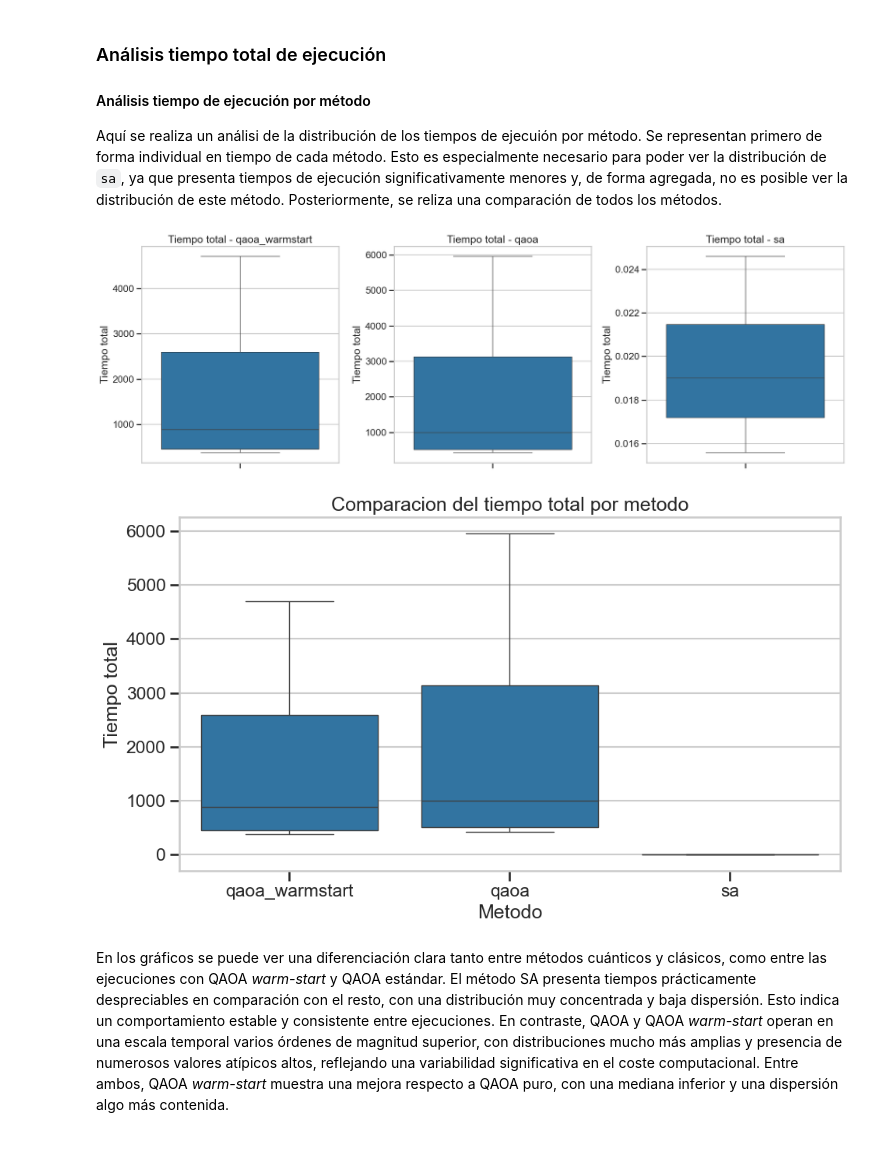
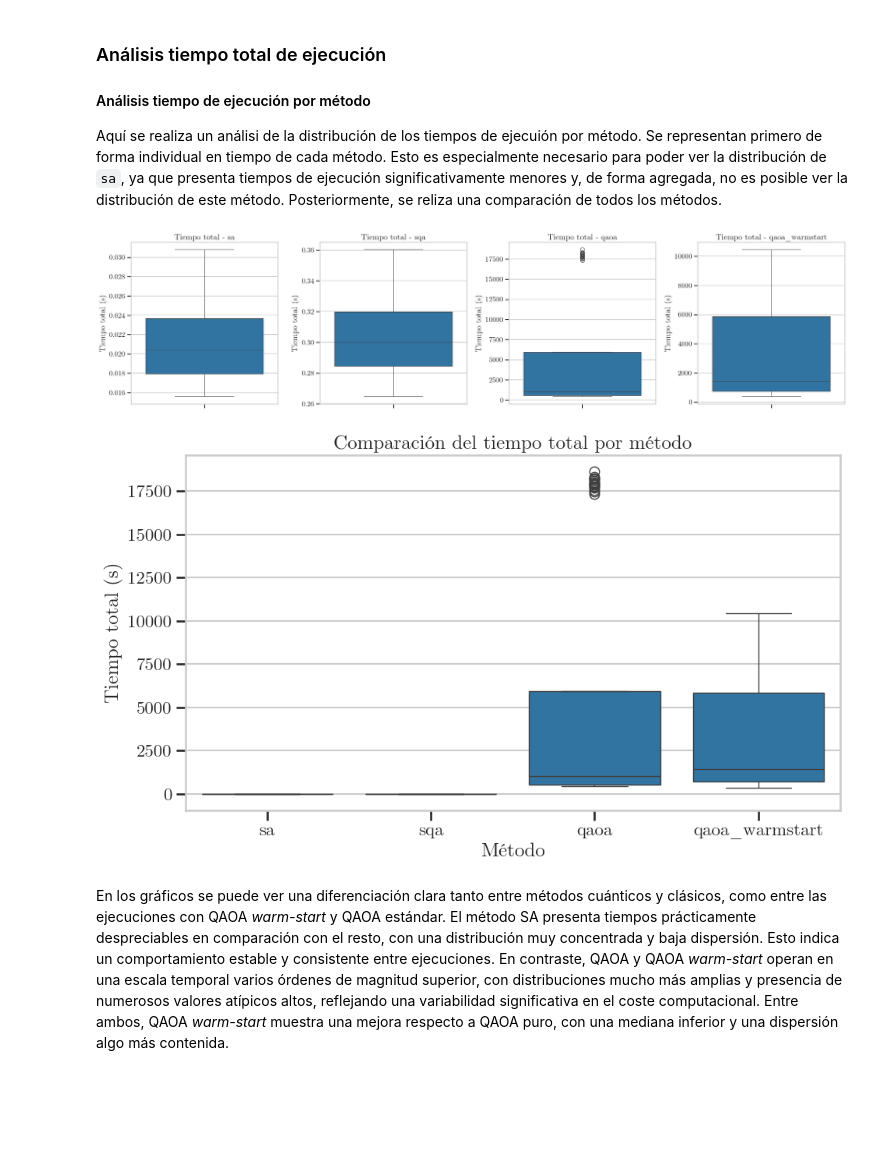
Before and after one commit to miguelortegamier/cuantica-anabulchand, a Jupyter notebook: kp/analisis_resultados_kp.ipynb, the cells around one changed output. Drawn from its saved outputs; the diff is of its cells as text; code cells hidden in the pictures; blank space fills up the shorter version.

```diff
--- a/kp/analisis_resultados_kp.ipynb
+++ b/kp/analisis_resultados_kp.ipynb
@@ -19,6 +20,8 @@ import numpy as np
 import pandas as pd
 import seaborn as sns
 import matplotlib.pyplot as plt
+from pathlib import Path
+import matplotlib.font_manager as fm
 
 from scipy import stats
 from matplotlib.ticker import MaxNLocator
@@ -27,8 +30,22 @@ plt.style.use('seaborn-v0_8-whitegrid')
 sns.set_context('talk')
 pd.set_option('display.max_columns', None)
 pd.set_option('display.float_format', lambda x: f'{x:,.4f}')
+
+font_dir = Path("/Users/anabulchand/Downloads/cmu-serif")
+
+for font_file in font_dir.glob("*.ttf"):
+    fm.fontManager.addfont(str(font_file))
+
+plt.rcParams.update({
+    "font.family": "serif",
+    "font.serif": ["CMU Serif"],
+    "mathtext.fontset": "cm",
+    "axes.unicode_minus": False
+})
+
+Path("figuras").mkdir(exist_ok=True)
 # %%
-df = pd.read_csv('resultados_kp.csv', na_values=['N/A'])
+df = pd.read_csv('resultados.csv', na_values=['N/A'])
 
 print('Dimensiones:', df.shape)
 display(df.head())
@@ -73,50 +163,53 @@ display(tabla_descriptivos) #Comparación estadística de cada método en las m
 
 Aquí se realiza un análisi de la distribución de los tiempos de ejecuión por método. Se representan primero de forma individual en tiempo de cada método. Esto es especialmente necesario para poder ver la distribución de `sa`, ya que presenta tiempos de ejecución significativamente menores y, de forma agregada, no es posible ver la distribución de este método. Posteriormente, se reliza una comparación de todos los métodos.
 # %%
-#Representación box-plot de cada método
+# Representación box-plot de cada método
 
-metodos = df['metodo'].unique()
+metodos = ["sa", "sqa", "qaoa", "qaoa_warmstart"]
+metodos = [m for m in metodos if m in df["metodo"].unique()]
 
-# ---- graficas individuales ----
+# ---- gráficas individuales ----
 fig, axes = plt.subplots(1, len(metodos), figsize=(6 * len(metodos), 6))
 
 if len(metodos) == 1:
     axes = [axes]
 
 for i, metodo in enumerate(metodos):
     sns.boxplot(
-        data=df[df['metodo'] == metodo],
-        y='tiempo_total',
+        data=df[df["metodo"] == metodo],
+        y="tiempo_total",
         ax=axes[i],
         showfliers=True
     )
-    axes[i].set_title(f'Tiempo total - {metodo}')
-    axes[i].set_ylabel('Tiempo total')
-    axes[i].set_xlabel('')
+    axes[i].set_title(f"Tiempo total - {metodo}")
+    axes[i].set_ylabel("Tiempo total (s)")
+    axes[i].set_xlabel("")
 
 plt.tight_layout()
+plt.savefig("figuras/boxplot_tiempo_total_por_metodo_individual_kp.png", dpi=300, bbox_inches="tight")
 plt.show()
 
-
-#Comparación agregada
+# Comparación agregada
 plt.figure(figsize=(10, 6))
 
 sns.boxplot(
     data=df,
-    x='metodo',
-    y='tiempo_total',
+    x="metodo",
+    y="tiempo_total",
+    order=metodos,
     showfliers=True
 )
 
-plt.title('Comparacion del tiempo total por metodo')
-plt.xlabel('Metodo')
-plt.ylabel('Tiempo total')
+plt.title("Comparación del tiempo total por método")
+plt.xlabel("Método")
+plt.ylabel("Tiempo total (s)")
 
 plt.tight_layout()
+plt.savefig("figuras/boxplot_tiempo_total_comparacion_metodos_kp.png", dpi=300, bbox_inches="tight")
 plt.show()
 # %% [output]
-[figure, old version]
+[figure, new version]
-[figure, old version]
+[figure, new version]
 # %% [markdown]
 En los gráficos se puede ver una diferenciación clara tanto entre métodos cuánticos y clásicos, como entre las ejecuciones con QAOA *warm-start* y QAOA estándar. El método SA presenta tiempos prácticamente despreciables en comparación con el resto, con una distribución muy concentrada y baja dispersión. Esto indica un comportamiento estable y consistente entre ejecuciones. En contraste, QAOA y QAOA *warm-start* operan en una escala temporal varios órdenes de magnitud superior, con distribuciones mucho más amplias y presencia de numerosos valores atípicos altos, reflejando una variabilidad significativa en el coste computacional. Entre ambos, QAOA *warm-start* muestra una  mejora respecto a QAOA puro, con una mediana inferior y una dispersión algo más contenida.
 
```
Also changed, not shown: parts of 11 cells of this notebook, 31 other files.
